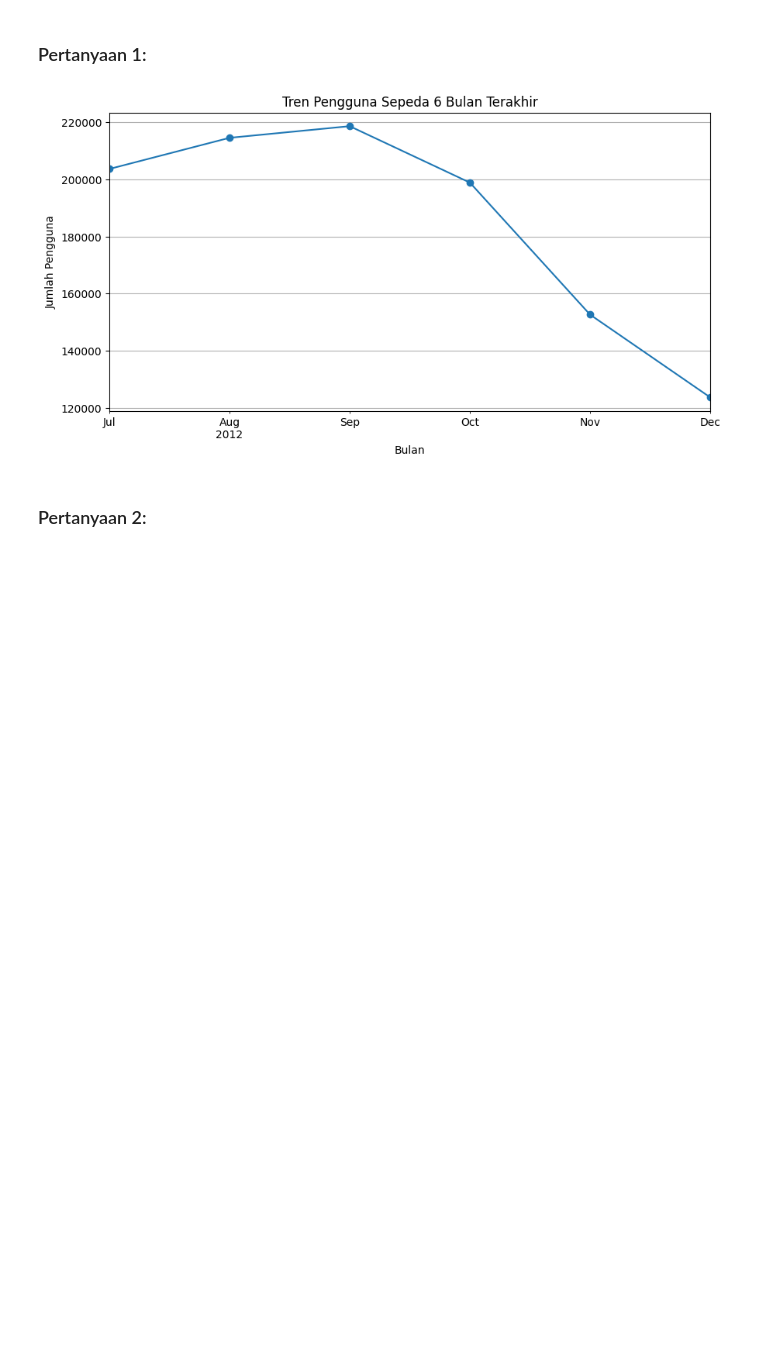
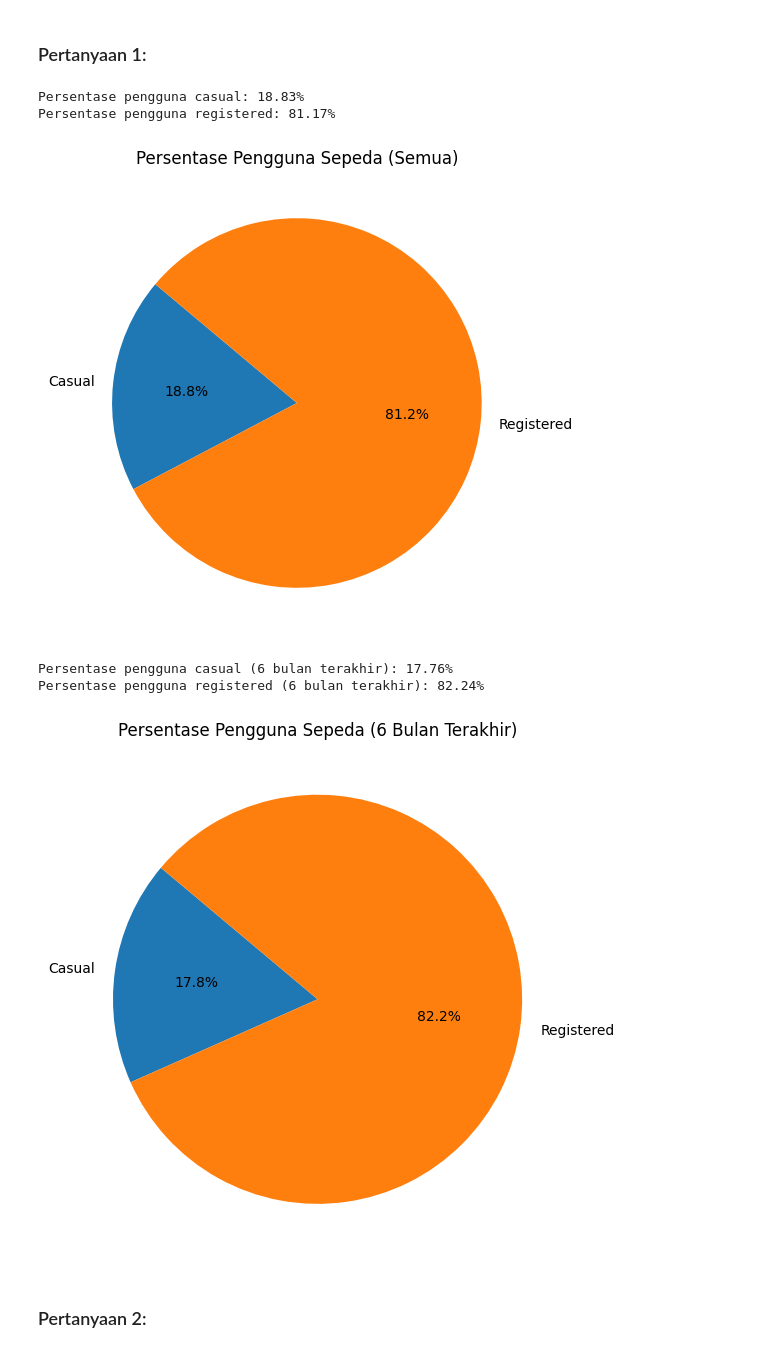
Before and after one commit to Salwazd21/Proyek-ADP-Dicoding, a Jupyter notebook: Notebook.ipynb, the cells around one changed output. Cells and saved outputs as stored; diff of their text form; code cells hidden in the pictures; blank space fills up the shorter version.

```diff
--- a/Notebook.ipynb
+++ b/Notebook.ipynb
@@ -712,27 +707,55 @@ day_hour_df.groupby(by="dteday").agg({
 ## Visualization & Explanatory Analysis
 # %% [markdown]
 ### Pertanyaan 1:
-# %%
-day_df['dteday'] = pd.to_datetime(day_df['dteday'])
-day_df['bulan'] = day_df['dteday'].dt.to_period('M')
-
-# Ambil 6 bulan terakhir
-six_months = day_df['bulan'].sort_values().unique()[-6:]
-df_6bulan = day_df[day_df['bulan'].isin(six_months)]
-
-# Total bulanan
-total_bulanan = df_6bulan.groupby('bulan')['cnt'].sum()
-
-# Visualisasi line chart
-plt.figure(figsize=(10, 5))
-total_bulanan.plot(marker='o')
-plt.title('Tren Pengguna Sepeda 6 Bulan Terakhir')
-plt.xlabel('Bulan')
-plt.ylabel('Jumlah Pengguna')
-plt.grid(True)
-plt.show()
-# %% [output]
-[figure, removed]
+# %%
+total_pengguna = day_hour_df['cnt_y'].sum()
+pengguna_casual = day_hour_df['casual_y'].sum()
+pengguna_registered = day_hour_df['registered_y'].sum()
+
+persentase_casual = (pengguna_casual / total_pengguna) * 100
+persentase_registered = (pengguna_registered / total_pengguna) * 100
+
+print(f"Persentase pengguna casual: {persentase_casual:.2f}%")
+print(f"Persentase pengguna registered: {persentase_registered:.2f}%")
+
+labels = ['Casual', 'Registered']
+sizes = [persentase_casual, persentase_registered]
+plt.figure(figsize=(6, 6))
+plt.pie(sizes, labels=labels, autopct='%1.1f%%', startangle=140)
+plt.title('Persentase Pengguna Sepeda (Semua)')
+plt.show()
+
+day_hour_df['dteday'] = pd.to_datetime(day_hour_df['dteday'])
+day_hour_df['bulan'] = day_hour_df['dteday'].dt.to_period('M')
+
+six_months = day_hour_df['bulan'].sort_values().unique()[-6:]
+df_6bulan = day_hour_df[day_hour_df['bulan'].isin(six_months)]
+
+total_casual_6bln = df_6bulan['casual_y'].sum()
+total_registered_6bln = df_6bulan['registered_y'].sum()
+total_pengguna_6bln = total_casual_6bln + total_registered_6bln
+
+persentase_casual = (total_casual_6bln / total_pengguna_6bln) * 100
+persentase_registered = (total_registered_6bln / total_pengguna_6bln) * 100
+
+print(f"Persentase pengguna casual (6 bulan terakhir): {persentase_casual:.2f}%")
+print(f"Persentase pengguna registered (6 bulan terakhir): {persentase_registered:.2f}%")
+
+labels = ['Casual', 'Registered']
+sizes = [persentase_casual, persentase_registered]
+
+plt.figure(figsize=(6, 6))
+plt.pie(sizes, labels=labels, autopct='%1.1f%%', startangle=140)
+plt.title('Persentase Pengguna Sepeda (6 Bulan Terakhir)')
+plt.tight_layout()
+plt.show()
+# %% [output]
+Persentase pengguna casual: 18.83%
+Persentase pengguna registered: 81.17%
+[figure, added]
+Persentase pengguna casual (6 bulan terakhir): 17.76%
+Persentase pengguna registered (6 bulan terakhir): 82.24%
+[figure, added]
 # %% [markdown]
 ### Pertanyaan 2:
 # %%
```
Also changed, not shown: parts of 4 cells of this notebook.
